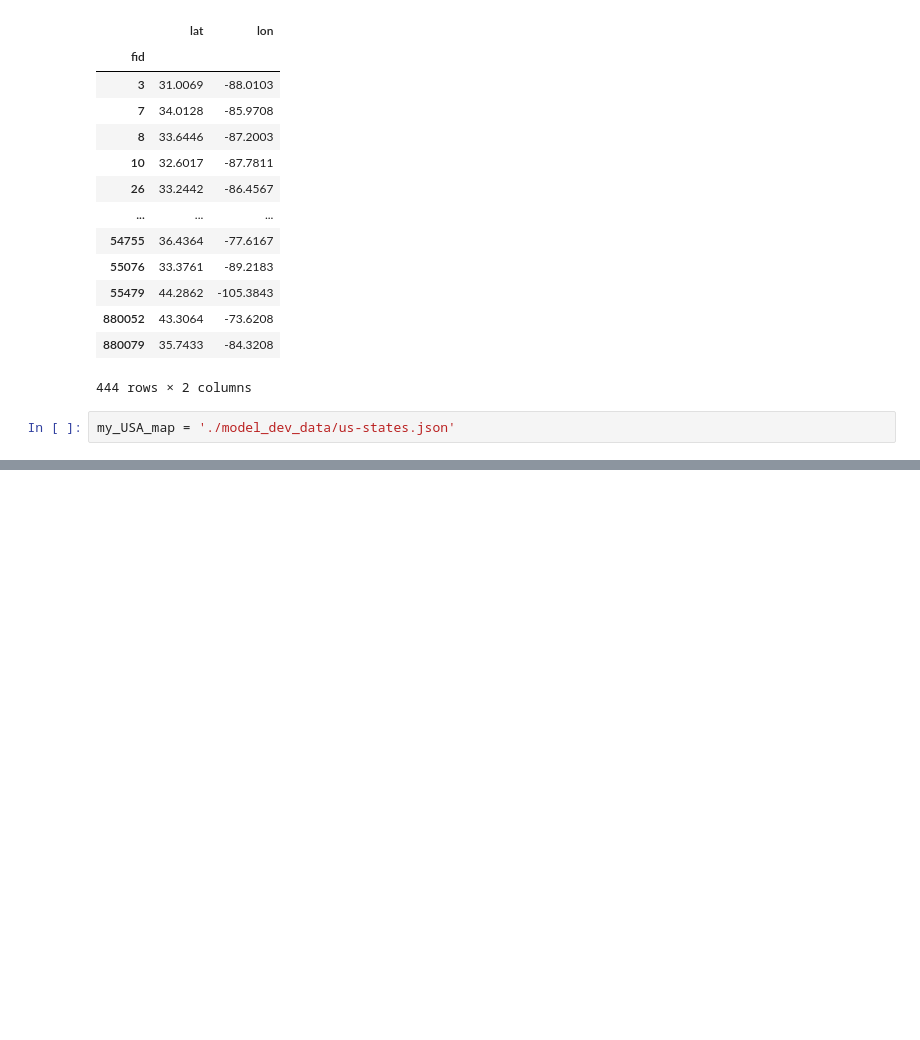
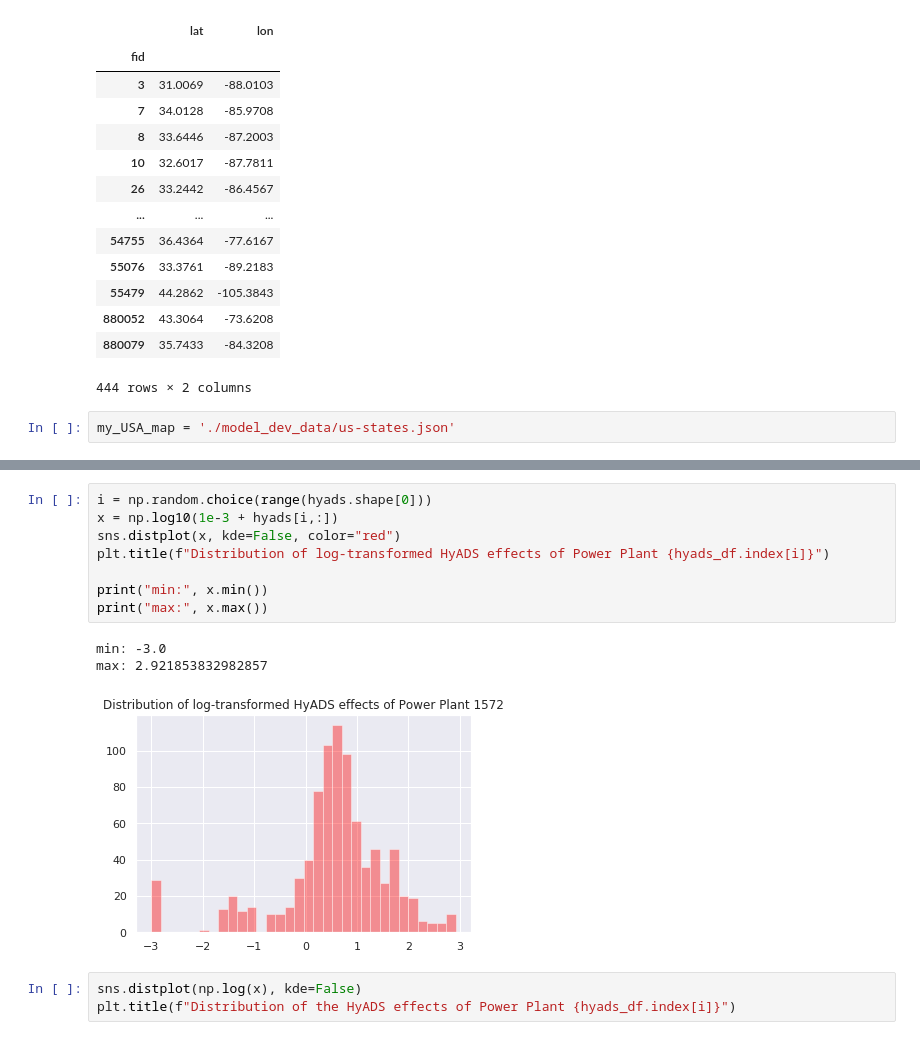
Before and after one commit to mauriciogtec/power-plants, a Jupyter notebook: hyads_mixture.ipynb, the cells around one changed output, grey strips where cells are left out. Cells and saved outputs as stored; diff of their text form; blank space fills up the shorter version.

```diff
--- a/hyads_mixture.ipynb
+++ b/hyads_mixture.ipynb
@@ -92,0 +109,15 @@ For now, let's fix the number of components
+# %%
+i = np.random.choice(range(hyads.shape[0]))
+x = np.log10(1e-3 + hyads[i,:])
+sns.distplot(x, kde=False, color="red")
+plt.title(f"Distribution of log-transformed HyADS effects of Power Plant {hyads_df.index[i]}")
+
+print("min:", x.min())
+print("max:", x.max())
+# %% [output]
+min: -3.0
+max: 2.921853832982857
+[figure, added]
+# %%
+sns.distplot(np.log(x), kde=False)
+plt.title(f"Distribution of the HyADS effects of Power Plant {hyads_df.index[i]}")
```
Also changed, not shown: parts of 28 cells of this notebook.
